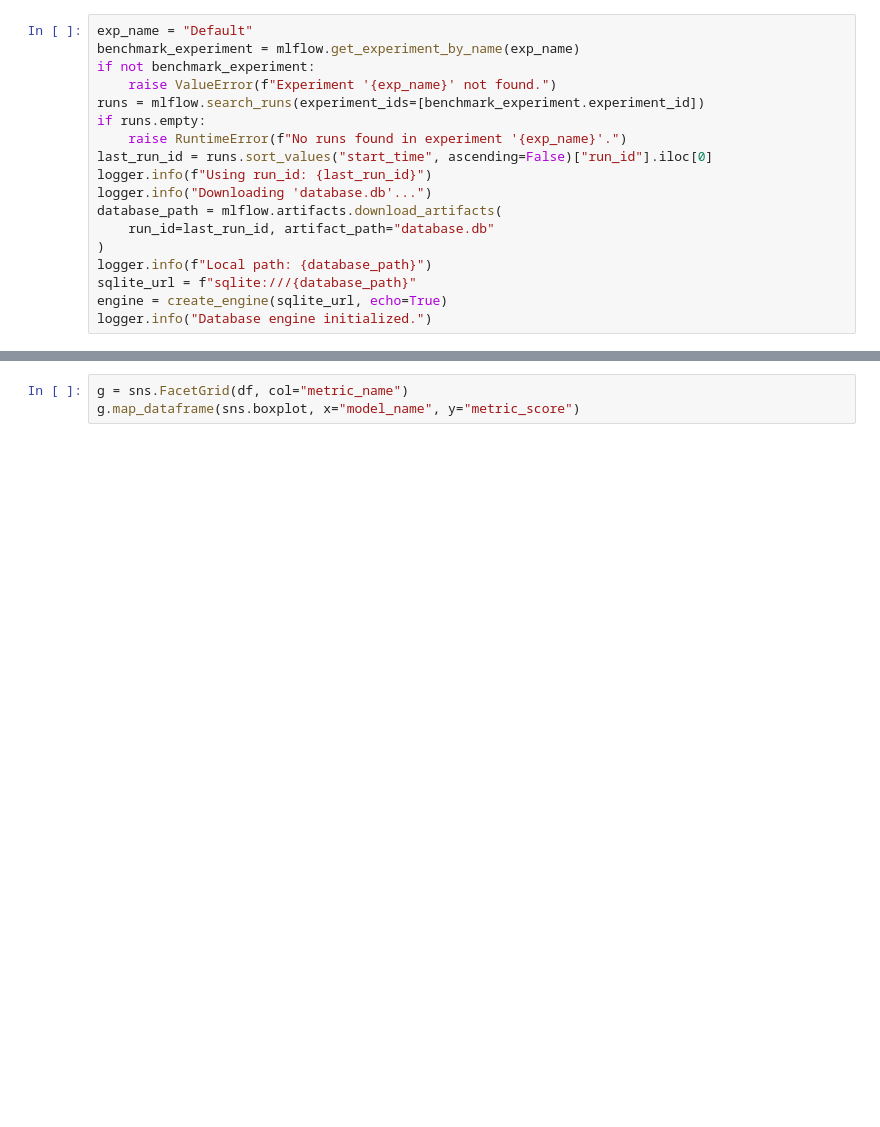
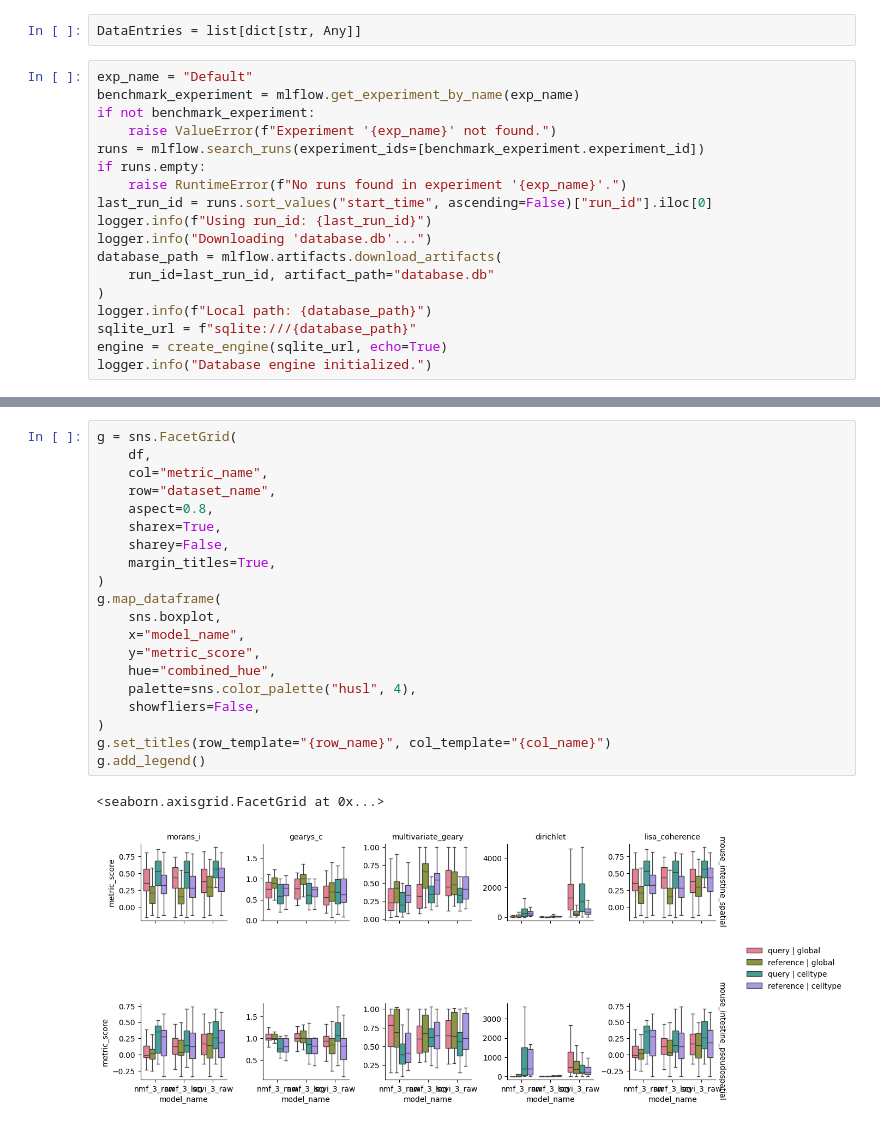
Before and after one commit to egerc/notebook_repository, a Jupyter notebook: notebooks/2026-02-27T09-05-08Z/2026-02-27T09-05-08Z.ipynb, the cells around one changed output, grey strips where cells are left out. Cells and saved outputs as stored; diff of their text form; blank space fills up the shorter version.

```diff
--- a/notebooks/2026-02-27T09-05-08Z/2026-02-27T09-05-08Z.ipynb
+++ b/notebooks/2026-02-27T09-05-08Z/2026-02-27T09-05-08Z.ipynb
@@ -15,6 +20,8 @@ import matplotlib.pyplot as plt
 
 logging.basicConfig(level=logging.INFO, format="%(levelname)s: %(message)s")
 logger = logging.getLogger(__name__)
+# %%
+DataEntries = list[dict[str, Any]]
 # %%
 exp_name = "Default"
 benchmark_experiment = mlflow.get_experiment_by_name(exp_name)
@@ -110,3 +450,23 @@ with Session(engine) as session:
 # %%
-g = sns.FacetGrid(df, col="metric_name")
-g.map_dataframe(sns.boxplot, x="model_name", y="metric_score")
+g = sns.FacetGrid(
+    df,
+    col="metric_name",
+    row="dataset_name",
+    aspect=0.8,
+    sharex=True,
+    sharey=False,
+    margin_titles=True,
+)
+g.map_dataframe(
+    sns.boxplot,
+    x="model_name",
+    y="metric_score",
+    hue="combined_hue",
+    palette=sns.color_palette("husl", 4),
+    showfliers=False,
+)
+g.set_titles(row_template="{row_name}", col_template="{col_name}")
+g.add_legend()
+# %% [output]
+<seaborn.axisgrid.FacetGrid at 0x...>
+[figure, added]
```
Also changed, not shown: parts of 15 cells of this notebook, 1 other file.
